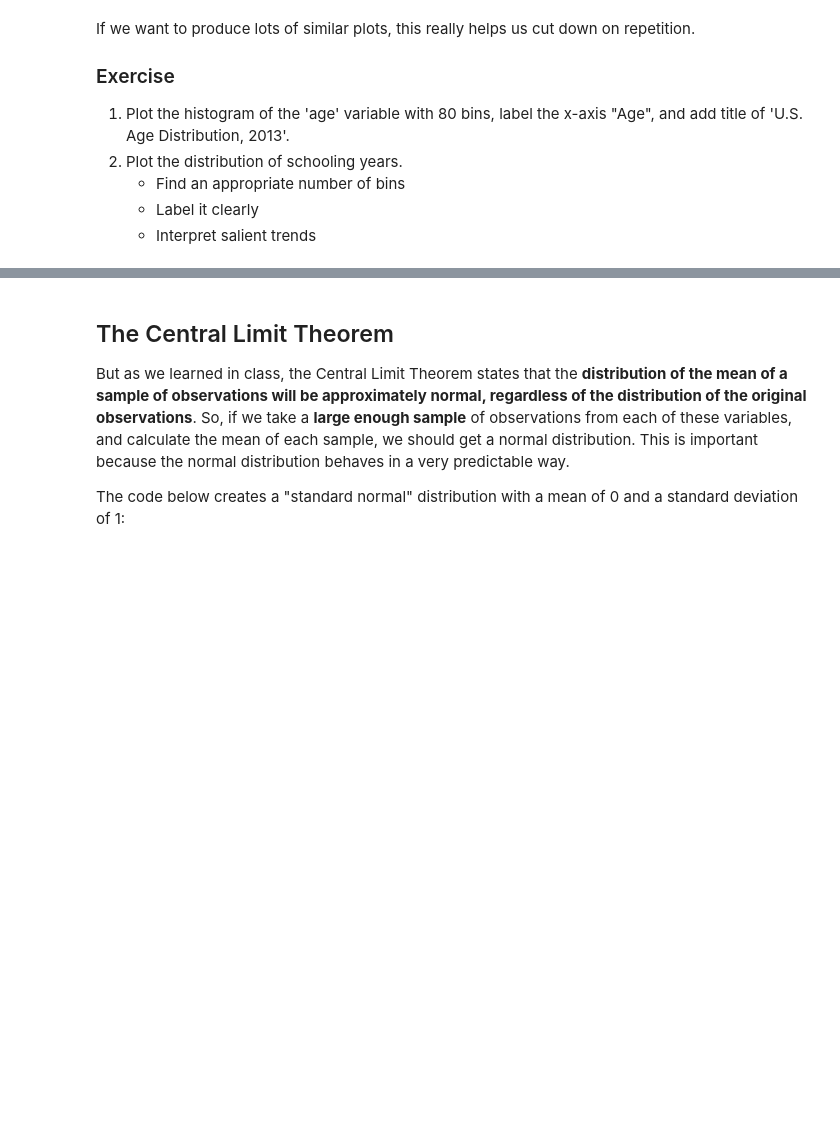
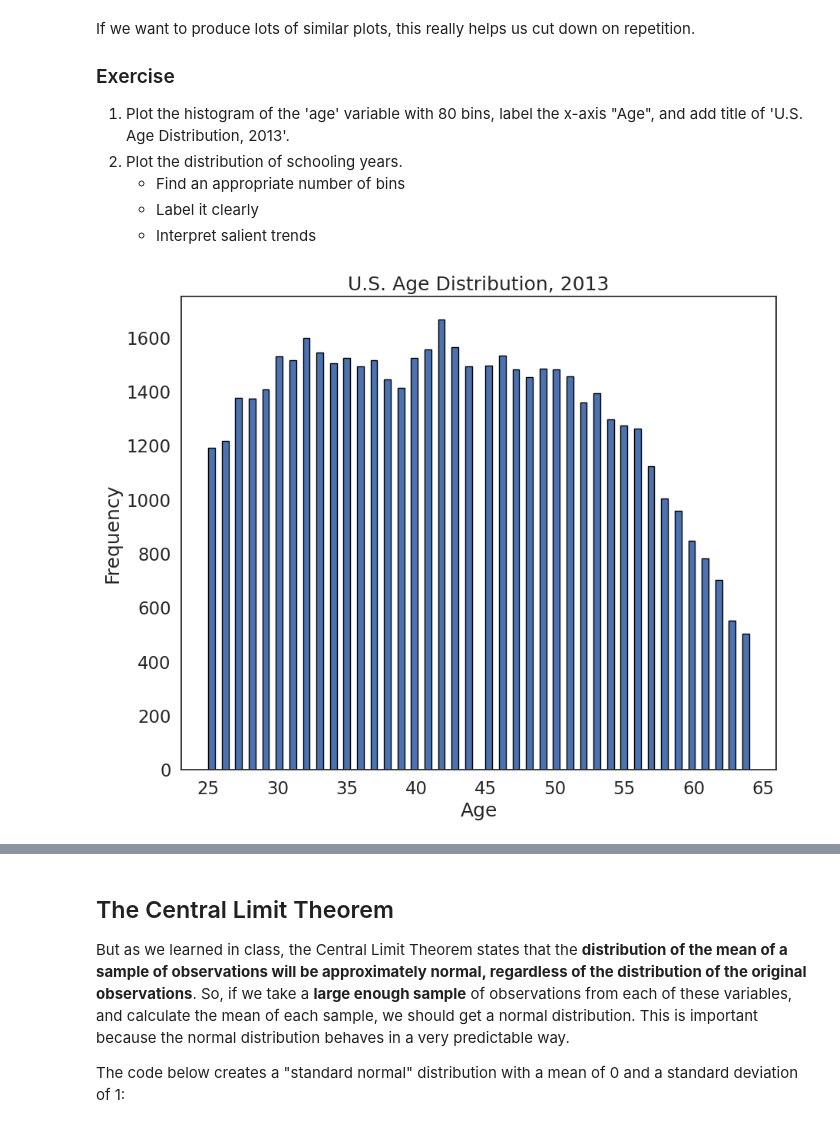
Before and after one commit to lillyroekens/QM2, a Jupyter notebook: notebooks/W05. Distributions and Basic Statistics.ipynb, the cells around one changed output, grey strips where cells are left out. Saved outputs shown, nothing was run; the diff lists cells and outputs as text; code cells hidden in the pictures; blank space fills up the shorter version.

```diff
--- a/notebooks/W05. Distributions and Basic Statistics.ipynb
+++ b/notebooks/W05. Distributions and Basic Statistics.ipynb
@@ -316,3 +334,13 @@ If we want to produce lots of similar plots, this really helps us cut down on re
     * Find an appropriate number of bins
     * Label it clearly
     * Interpret salient trends
+# %%
+import matplotlib.pyplot as plt
+
+plt.hist(df['age'], bins=80, edgecolor='black')
+plt.xlabel("Age")
+plt.ylabel("Frequency")
+plt.title("U.S. Age Distribution, 2013")
+plt.show()
+# %% [output]
+[figure, added]
```
Also changed, not shown: parts of 15 cells of this notebook.
